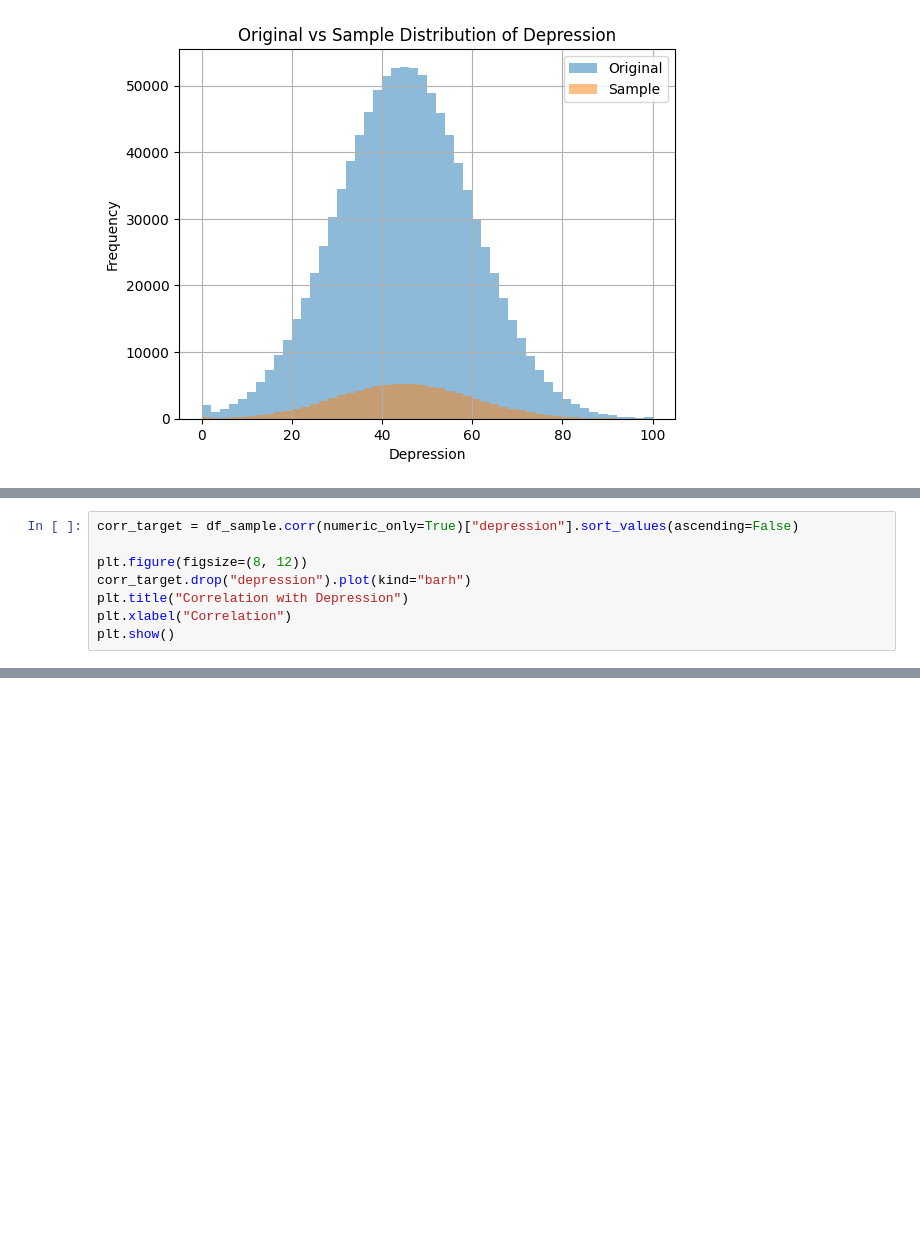
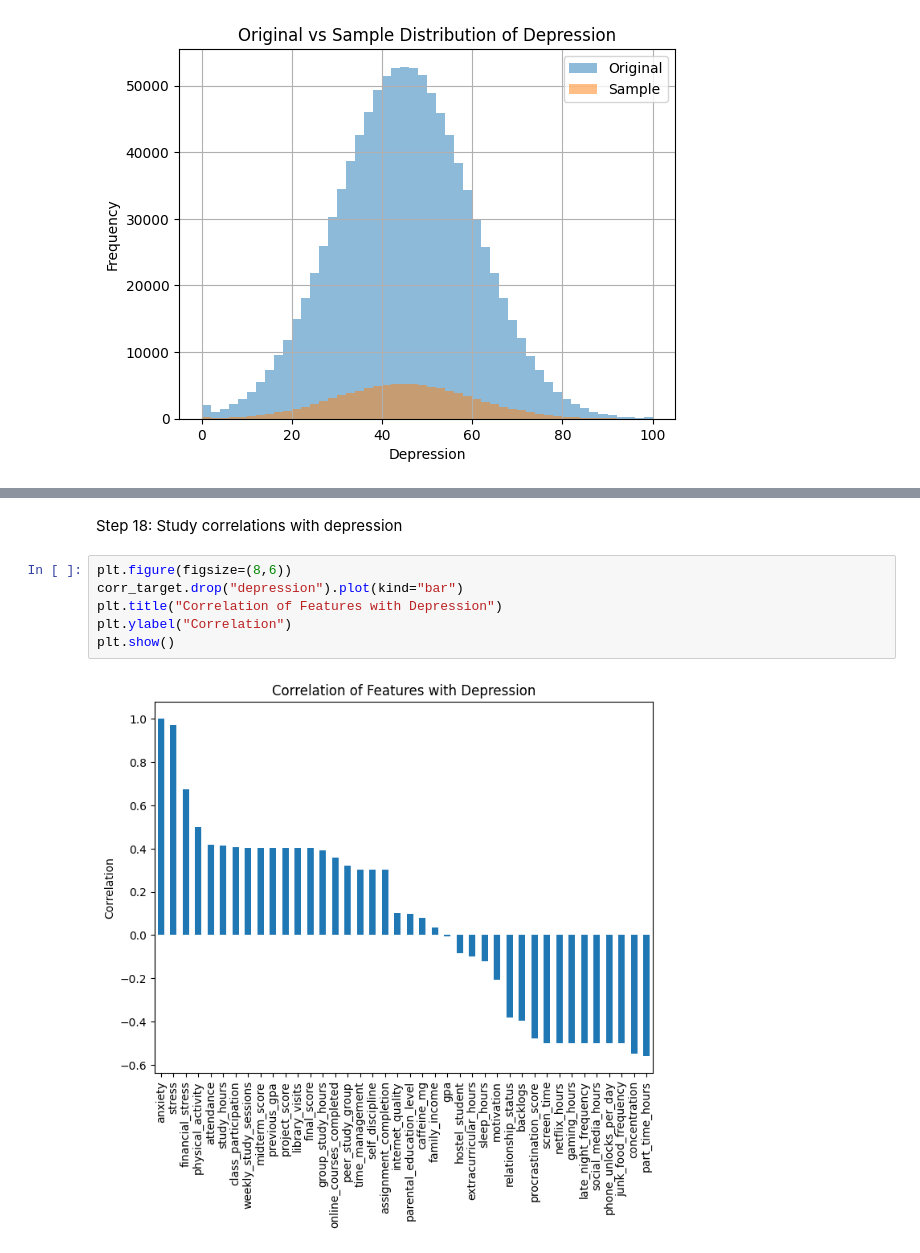
Before and after one commit to XyronTeam/ml-project, a Jupyter notebook: src/dataset_b/notebook_b.ipynb, the cells around one changed output, grey strips where cells are left out. Saved outputs shown, nothing was run; the diff lists cells and outputs as text; blank space fills up the shorter version.

Commit message:
Add EDA, sampling validation, correlation analysis, and scatter plot review for student depression data

```diff
--- a/src/dataset_b/notebook_b.ipynb
+++ b/src/dataset_b/notebook_b.ipynb
@@ -250,8 +243,0 @@ Since the map is has too much information, we need to focus on the features rela
-# %%
-corr_target = df_sample.corr(numeric_only=True)["depression"].sort_values(ascending=False)
-
-plt.figure(figsize=(8, 12))
-corr_target.drop("depression").plot(kind="barh")
-plt.title("Correlation with Depression")
-plt.xlabel("Correlation")
-plt.show()
@@ -277,0 +292,10 @@ Sleep hours, contrary to the initial hypothesis, appear to have very slight effe
+# %% [markdown]
+Step 18: Study correlations with depression
+# %%
+plt.figure(figsize=(8,6))
+corr_target.drop("depression").plot(kind="bar")
+plt.title("Correlation of Features with Depression")
+plt.ylabel("Correlation")
+plt.show()
+# %% [output]
+[figure, added]
```
Also changed, not shown: parts of 41 cells of this notebook.
